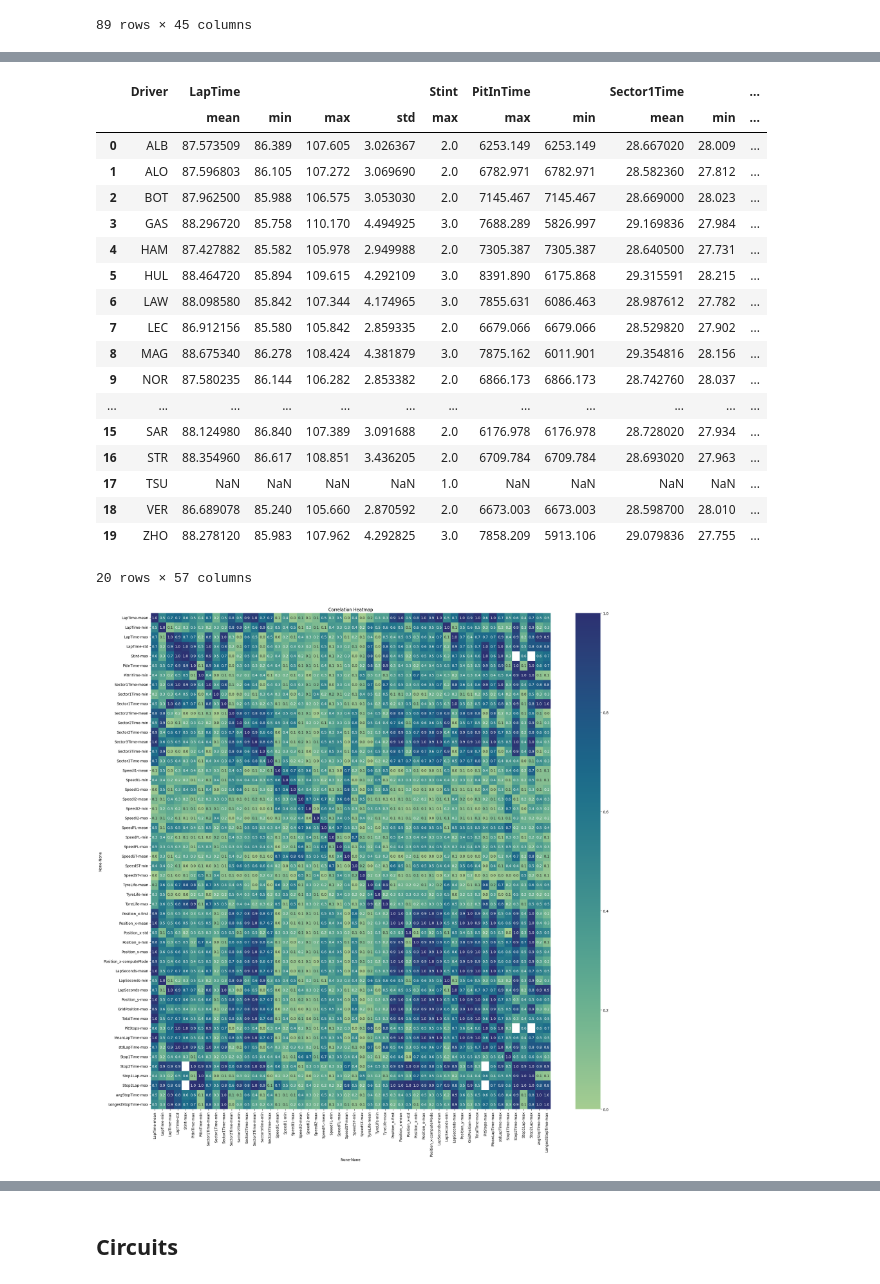
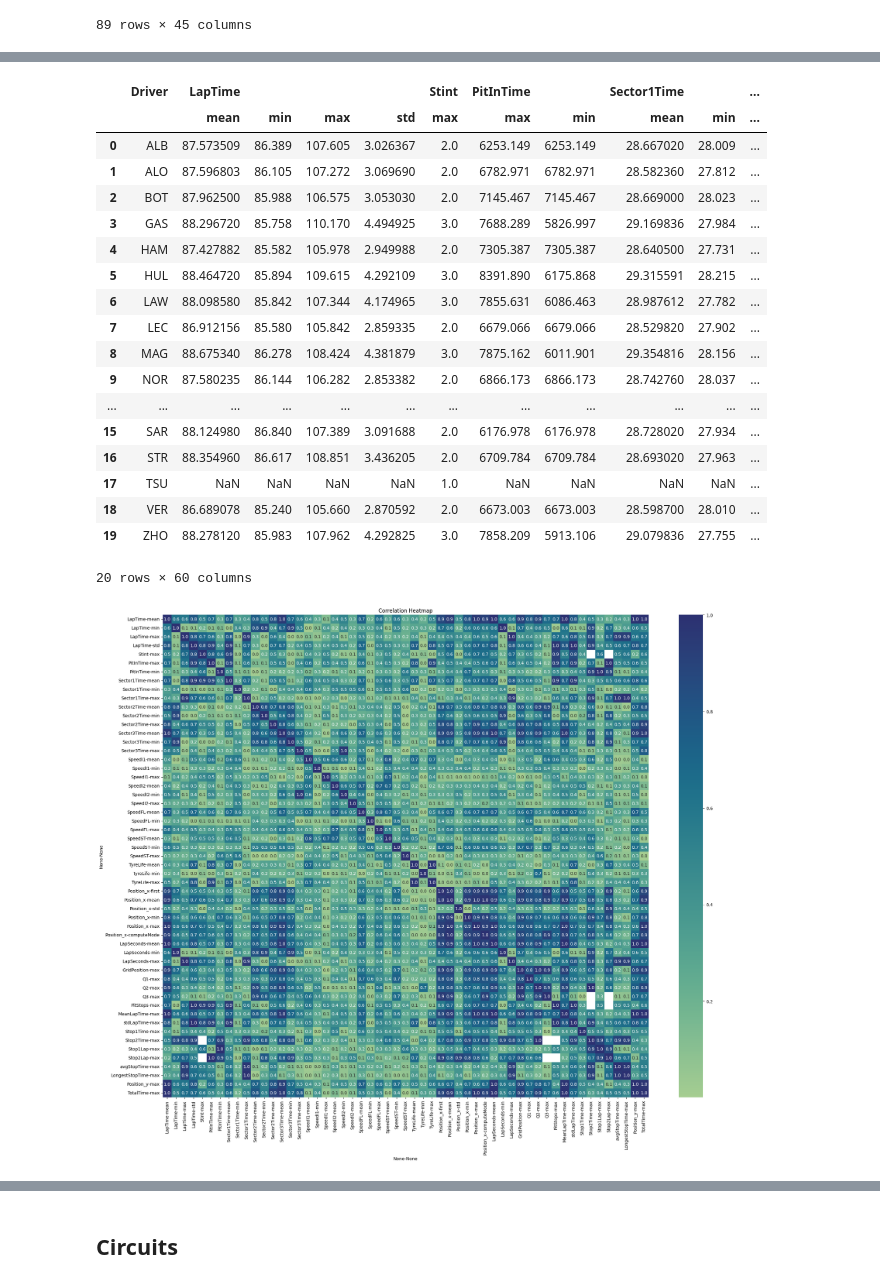
Before and after one commit to n8taylor/cs5830_final_project, a Jupyter notebook: api.ipynb, the cells around one changed output, grey strips where cells are left out. Cells and saved outputs as stored; diff of their text form; code cells hidden in the pictures.

```diff
--- a/api.ipynb
+++ b/api.ipynb
@@ -50,3 +55,7 @@ import numpy as np
 session = fastf1.get_session(2023, 'Monza', 'race')
 session.load()
 lapsOriginal = session.laps
+# %%
+qualifyingSession = fastf1.get_session(2023, 'Monza', 'Q')
+qualifyingSession.load()
+qualifyingResults = qualifyingSession.results
@@ -105,8 +136,10 @@ laps['LapSeconds'] = (laps['LapTime'].dt.seconds * 1000000 + laps['LapTime'].dt.
 # Get an accumulated time for each lap
 lapStartTime = laps.iloc[0].LapStartDate
 laps['LapStartTimeSeconds'] = laps.LapStartDate - lapStartTime
-# Add driver finishing position data
+# Add driver-specific data
 laps = pd.merge(laps, results[['Abbreviation', 'Position', 'GridPosition', 'TotalTime']], left_on='Driver', right_on='Abbreviation', how='left')
+# Add qualifying data
+laps = pd.merge(laps, qualifyingResults[['Abbreviation', 'Q1', 'Q2', 'Q3']], left_on='Driver', right_on='Abbreviation', how='left')
 # Bin drivers into upper half of finishers and lower half
 laps['UpperHalf'] = laps['Position_y'].apply(lambda x: True if x <= laps['Position_y'].max() / 2 else False)
 # Calculate the number of pit stops for each driver
@@ -377,6 +412,9 @@ drivers = laps.groupby('Driver').agg({
     'Position_y': 'max',
     'GridPosition': 'max',
     'TotalTime': 'max',
+    'Q1': 'max',
+    'Q2': 'max',
+    'Q3': 'max',
     'UpperHalf': 'first',
     'PitStops': 'max',
     'MeanLapTime': 'max',
@@ -463,7 +481,7 @@ driversSeconds
 | 17 | TSU | NaN | NaN | NaN | NaN | 1.0 | NaN | NaN | NaN | NaN | ... |
 | 18 | VER | 86.689078 | 85.240 | 105.660 | 2.870592 | 2.0 | 6673.003 | 6673.003 | 28.598700 | 28.010 | ... |
 | 19 | ZHO | 88.278120 | 85.983 | 107.962 | 4.292825 | 3.0 | 7858.209 | 5913.106 | 29.079836 | 27.755 | ... |
-20 rows × 57 columns
+20 rows × 60 columns
 # %%
 # driversSeconds = driversSeconds[['LapTime', 'Stint', 'PitInTime', 'Sector1Time', 'Position_y']]
 # driversSeconds.columns = [
@@ -482,15 +500,17 @@ driversSeconds
 # %%
 numeric_columns = driversSeconds.select_dtypes(include=['number']).columns
 numeric_df = driversSeconds[numeric_columns]
+numeric_df = numeric_df[[col for col in numeric_df.columns if col != ('Position_y', 'max')] + [('Position_y', 'max')]]
+numeric_df = numeric_df[[col for col in numeric_df.columns if col != ('TotalTime', 'max')] + [('TotalTime', 'max')]]
 statsCorr = abs(numeric_df.corr())
 # statsCorr = numeric_df.corr()
 # %%
-plt.figure(figsize=(25, 25))  # Adjust the figure size as needed
+plt.figure(figsize=(25, 20))  # Adjust the figure size as needed
 sns.heatmap(statsCorr, annot=True, cmap='crest', fmt=".1f")
 plt.title('Correlation Heatmap')
 plt.show()
 # %% [output]
-[figure, old version]
+[figure, new version]
 # %%
 # driversSeconds = driversSeconds.dropna(subset=[('LapTime', 'mean')])
 # driversSeconds = driversSeconds.dropna(subset=[('TotalTime', 'max')])
```
Also changed, not shown: parts of 12 cells of this notebook.
